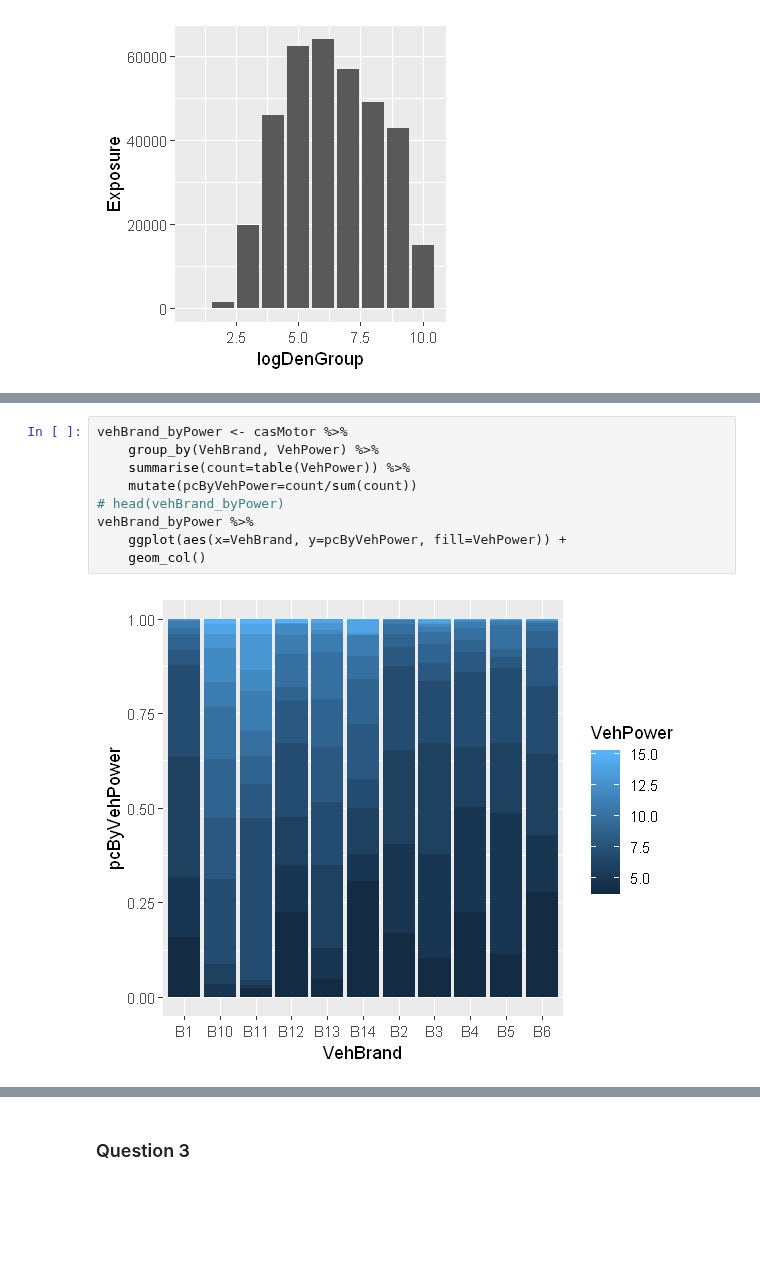
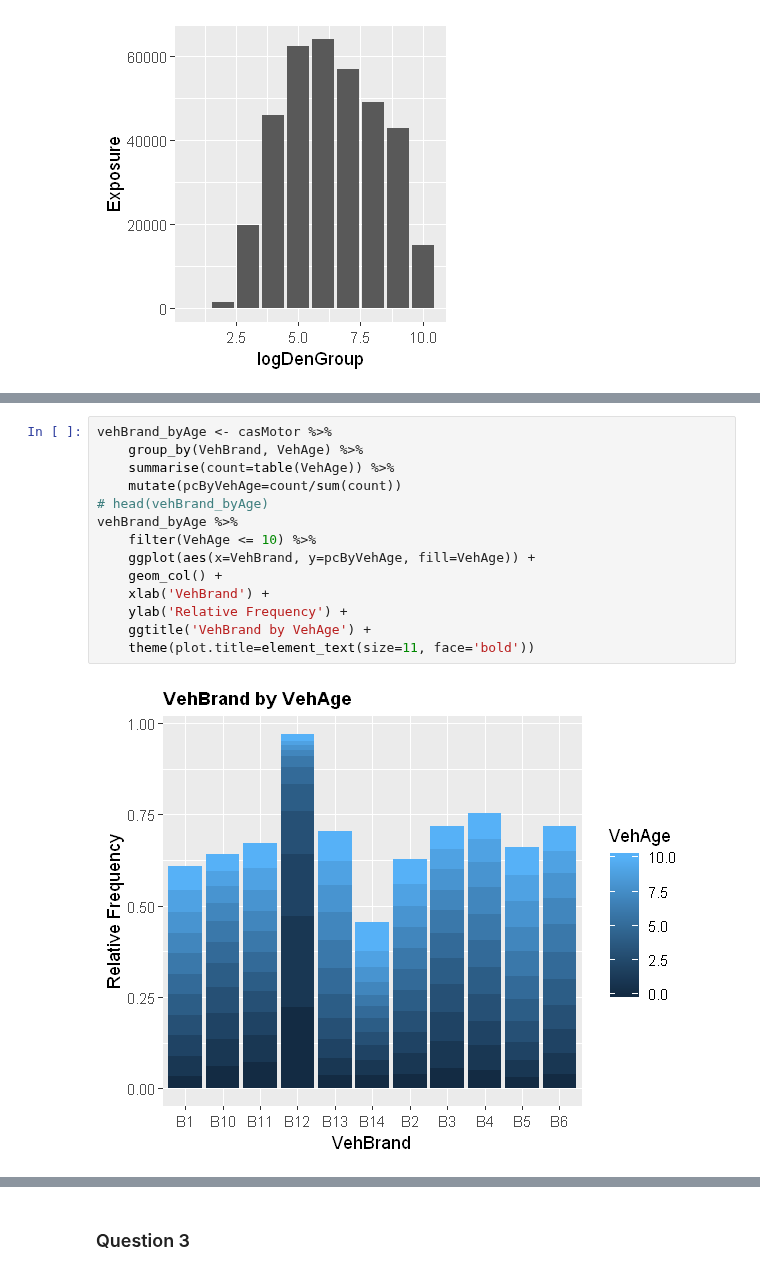
Before and after one commit to LanceWhitehorn/ACST4005, a Jupyter notebook: 05 - Data Understanding & Preparation (Part 3).ipynb, the cells around one changed output, grey strips where cells are left out. Saved outputs shown, nothing was run; the diff lists cells and outputs as text; blank space fills up the shorter version.

Commit message:
Week 5 - Got my graph function working in Q2

```diff
--- a/05 - Data Understanding & Preparation (Part 3).ipynb
+++ b/05 - Data Understanding & Preparation (Part 3).ipynb
@@ -687,12 +696,17 @@ vehBrand_byArea %>%
 # %%
-vehBrand_byPower <- casMotor %>%
-    group_by(VehBrand, VehPower) %>%
-    summarise(count=table(VehPower)) %>%
-    mutate(pcByVehPower=count/sum(count))
-# head(vehBrand_byPower)
-vehBrand_byPower %>%
-    ggplot(aes(x=VehBrand, y=pcByVehPower, fill=VehPower)) +
-    geom_col()
+vehBrand_byAge <- casMotor %>%
+    group_by(VehBrand, VehAge) %>%
+    summarise(count=table(VehAge)) %>%
+    mutate(pcByVehAge=count/sum(count))
+# head(vehBrand_byAge)
+vehBrand_byAge %>%
+    filter(VehAge <= 10) %>%
+    ggplot(aes(x=VehBrand, y=pcByVehAge, fill=VehAge)) +
+    geom_col() +
+    xlab('VehBrand') +
+    ylab('Relative Frequency') +
+    ggtitle('VehBrand by VehAge') +
+    theme(plot.title=element_text(size=11, face='bold'))
 # %% [output]
-[figure, old version]
+[figure, new version]
 # %%
```
Also changed, not shown: parts of 4 cells of this notebook.
